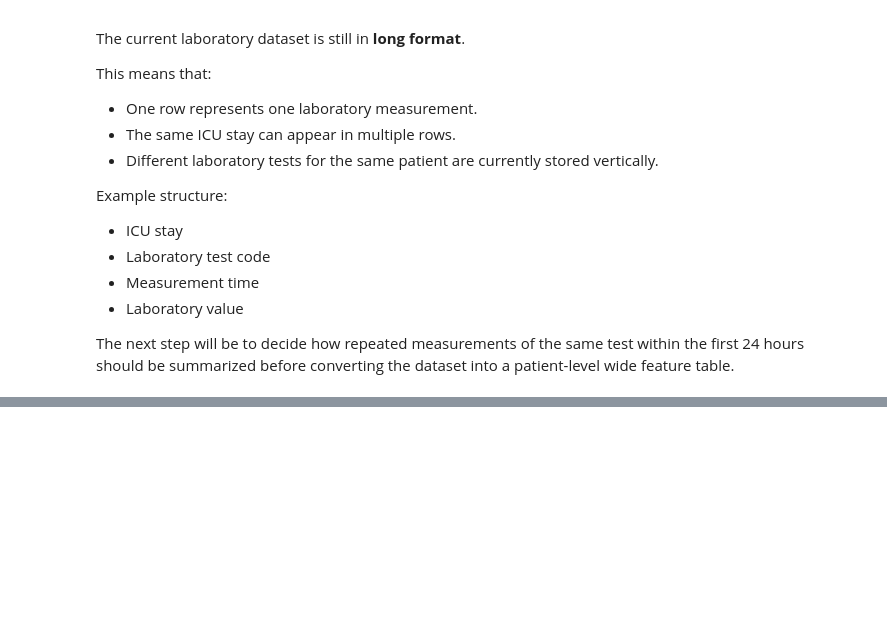
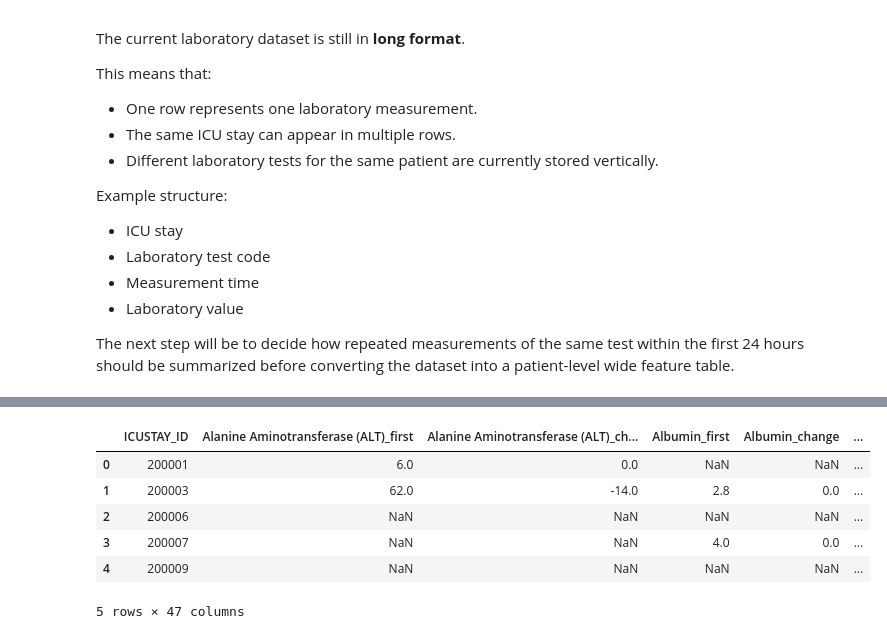
Before and after one commit to sengulozaydin/icu-risk-prediction, a Jupyter notebook: notebooks/01_data_overview.ipynb, the cells around one changed output, grey strips where cells are left out. Cells and saved outputs as stored; diff of their text form; code cells hidden in the pictures; blank space fills up the shorter version.

```diff
--- a/notebooks/01_data_overview.ipynb
+++ b/notebooks/01_data_overview.ipynb
@@ -1307,0 +1378,36 @@ The next step will be to decide how repeated measurements of the same test withi
+# %%
+for col in lab_wide_df.columns:
+    if col.endswith("_first"):
+        test_name = col.replace("_first", "")
+        last_col = f"{test_name}_last"
+
+        if last_col in lab_wide_df.columns:
+            lab_wide_df[f"{test_name}_change"] = (
+                lab_wide_df[last_col] - lab_wide_df[col]
+            )
+# %%
+tests = [
+    col.replace("_first", "")
+    for col in lab_wide_df.columns
+    if col.endswith("_first")
+]
+
+ordered_columns = ["ICUSTAY_ID"]
+
+for test in tests:
+    ordered_columns.extend([
+        f"{test}_first",
+        f"{test}_change"
+    ])
+
+lab_wide_df = lab_wide_df[ordered_columns]
+
+lab_wide_df.head()
+# %% [output]
+|  | ICUSTAY_ID | Alanine Aminotransferase (ALT)_first | Alanine Aminotransferase (ALT)_ch... | Albumin_first | Albumin_change | ... |
+| 0 | 200001 | 6.0 | 0.0 | NaN | NaN | ... |
+| 1 | 200003 | 62.0 | -14.0 | 2.8 | 0.0 | ... |
+| 2 | 200006 | NaN | NaN | NaN | NaN | ... |
+| 3 | 200007 | NaN | NaN | 4.0 | 0.0 | ... |
+| 4 | 200009 | NaN | NaN | NaN | NaN | ... |
+5 rows × 47 columns
```
Also changed, not shown: parts of 9 cells of this notebook, 1 other file.
